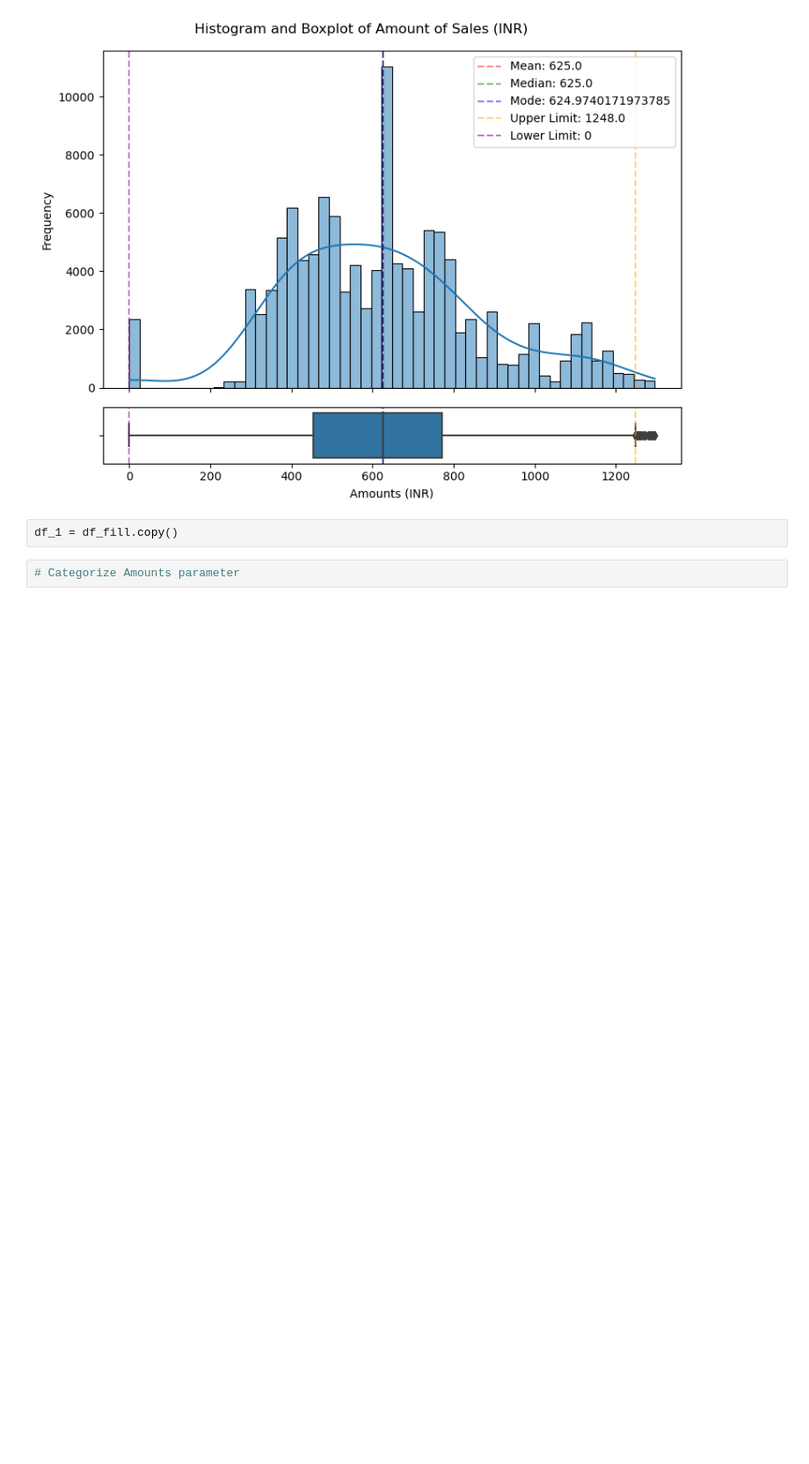
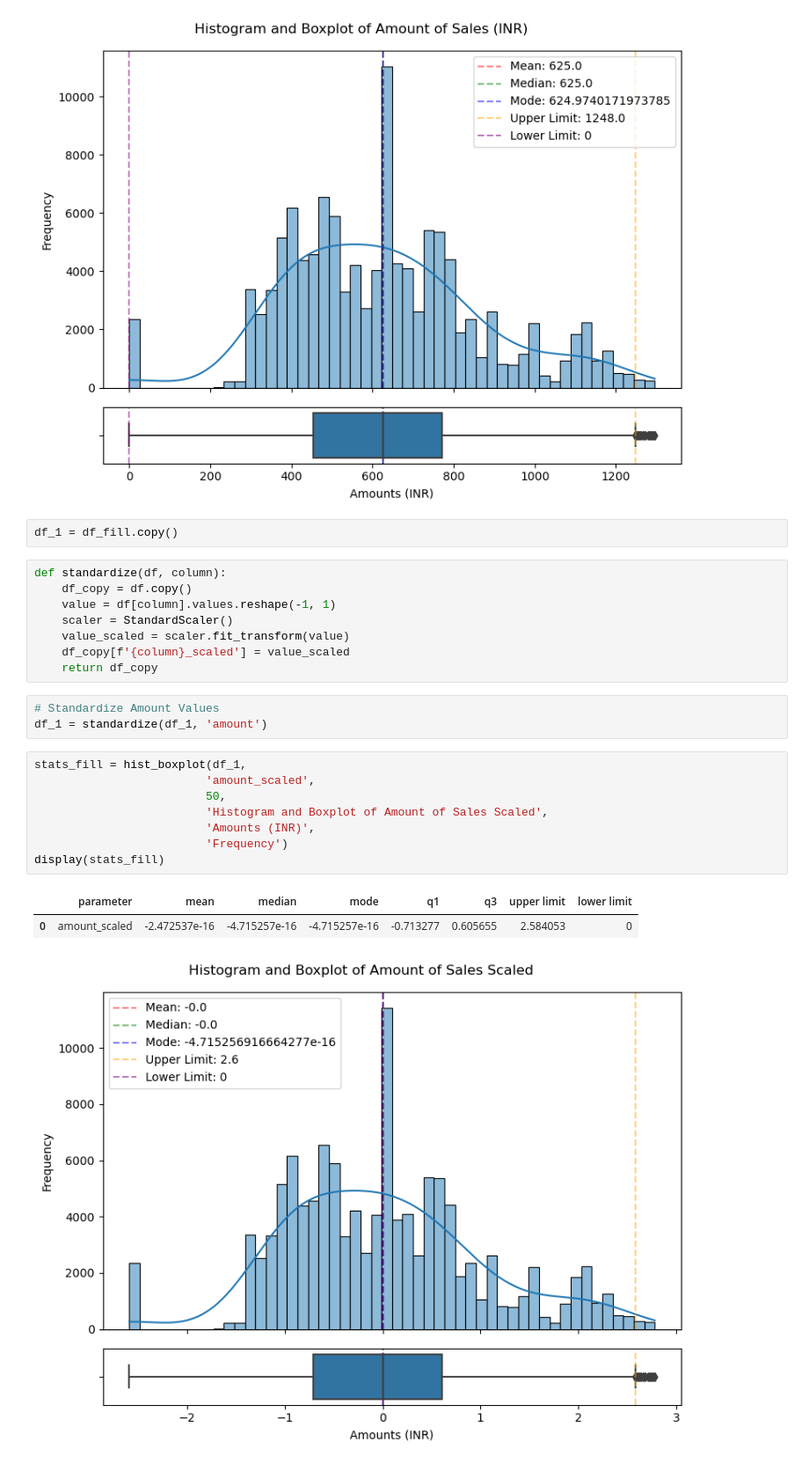
Before and after one commit to alfandysurya2/portfolio, a Jupyter notebook: E-Commerce Data Pipeline with Airflow Project/notebook/amazon_sale_report_notebook.ipynb, the cells around one changed output. Shown: that part at 88% size. Saved outputs shown, nothing was run; the diff lists cells and outputs as text; blank space fills up the shorter version.

```diff
--- a/E-Commerce Data Pipeline with Airflow Project/notebook/amazon_sale_report_notebook.ipynb
+++ b/E-Commerce Data Pipeline with Airflow Project/notebook/amazon_sale_report_notebook.ipynb
@@ -342,5 +344,26 @@ display(stats_fill)
 [figure]
 # %%
 df_1 = df_fill.copy()
-# %%
-# Categorize Amounts parameter
+# %%
+def standardize(df, column):
+    df_copy = df.copy()
+    value = df[column].values.reshape(-1, 1)
+    scaler = StandardScaler()
+    value_scaled = scaler.fit_transform(value)
+    df_copy[f'{column}_scaled'] = value_scaled
+    return df_copy
+# %%
+# Standardize Amount Values
+df_1 = standardize(df_1, 'amount')
+# %%
+stats_fill = hist_boxplot(df_1,
+                         'amount_scaled',
+                         50,
+                         'Histogram and Boxplot of Amount of Sales Scaled',
+                         'Amounts (INR)',
+                         'Frequency')
+display(stats_fill)
+# %% [output]
+|  | parameter | mean | median | mode | q1 | q3 | upper limit | lower limit |
+| 0 | amount_scaled | -2.472537e-16 | -4.715257e-16 | -4.715257e-16 | -0.713277 | 0.605655 | 2.584053 | 0 |
+[figure, added]
```
Also changed, not shown: parts of 6 cells of this notebook.
